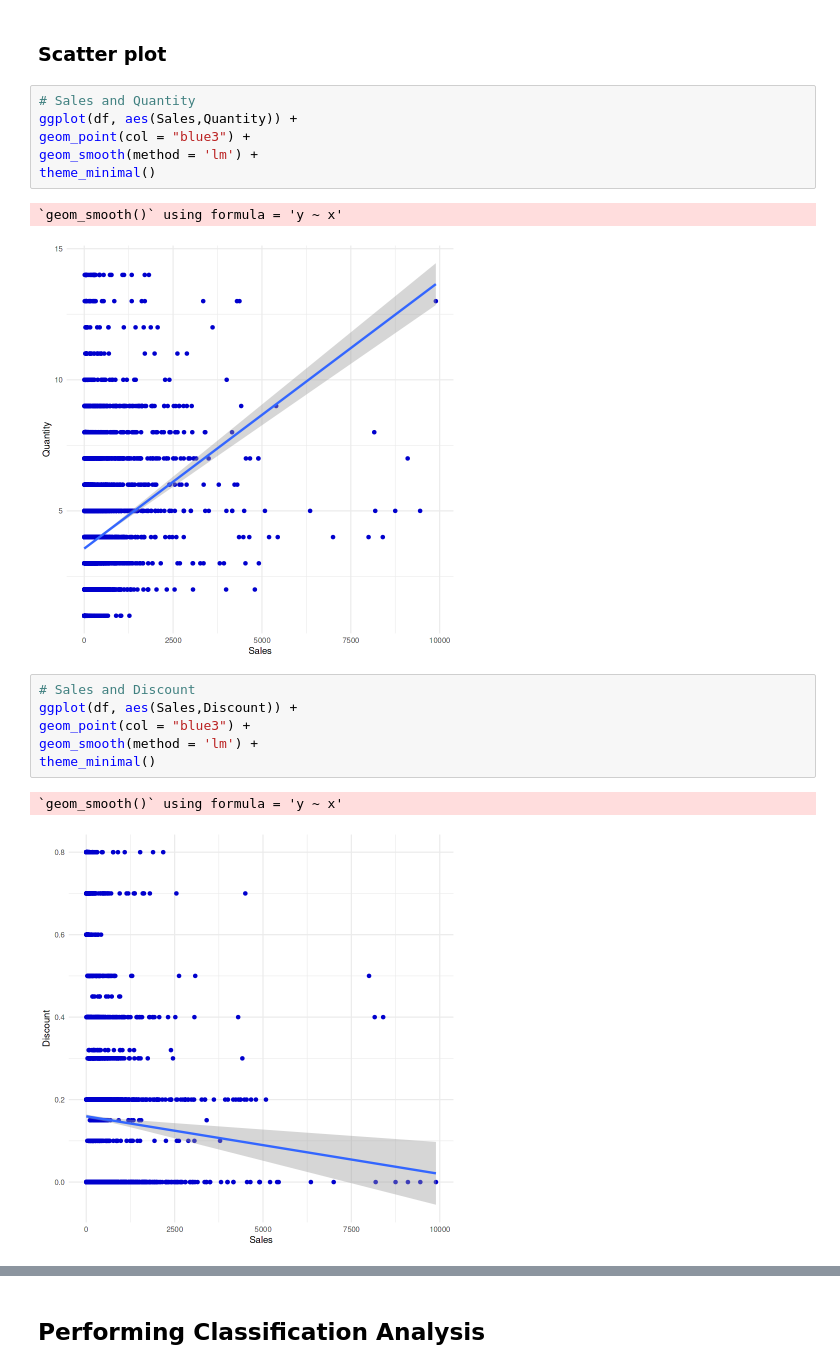
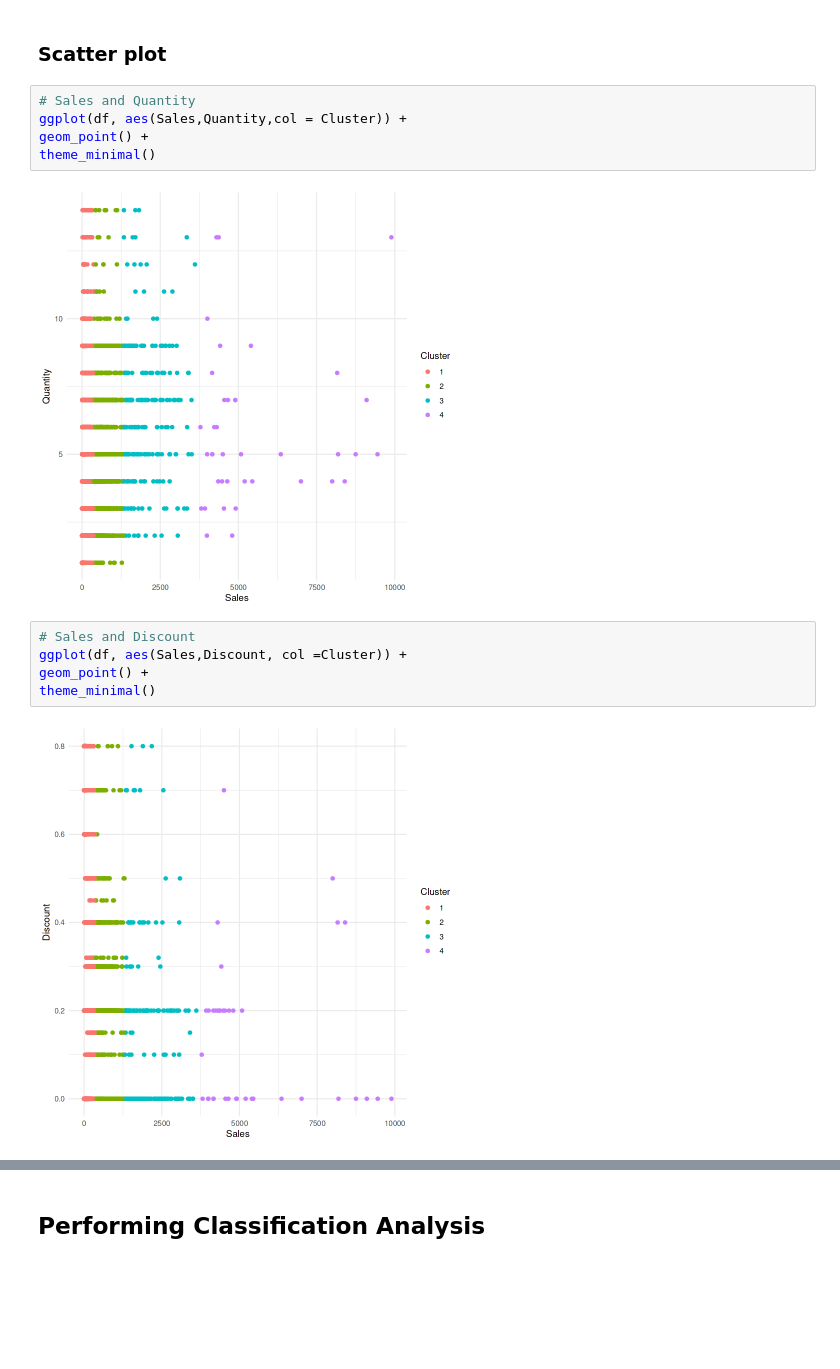
Before and after one commit to sjtae/data_science_project, a Jupyter notebook: project01/R_Projects/EDA_Sales_Analysis.ipynb, the cells around one changed output, grey strips where cells are left out. Saved outputs shown, nothing was run; the diff lists cells and outputs as text; blank space fills up the shorter version.

```diff
--- a/project01/R_Projects/EDA_Sales_Analysis.ipynb
+++ b/project01/R_Projects/EDA_Sales_Analysis.ipynb
@@ -421,21 +402,17 @@ theme_minimal()
 ### Scatter plot
 # %%
 # Sales and Quantity
-ggplot(df, aes(Sales,Quantity)) +
-geom_point(col = "blue3") +
-geom_smooth(method = 'lm') +
+ggplot(df, aes(Sales,Quantity,col = Cluster)) +
+geom_point() +
 theme_minimal()
 # %% [output]
-`geom_smooth()` using formula = 'y ~ x'
-[figure, old version]
+[figure, new version]
 # %%
 # Sales and Discount
-ggplot(df, aes(Sales,Discount)) +
-geom_point(col = "blue3") +
-geom_smooth(method = 'lm') +
+ggplot(df, aes(Sales,Discount, col =Cluster)) +
+geom_point() +
 theme_minimal()
 # %% [output]
-`geom_smooth()` using formula = 'y ~ x'
-[figure, old version]
+[figure, new version]
 # %%
 # Sales,Profit
```
Also changed, not shown: parts of 18 cells of this notebook.
